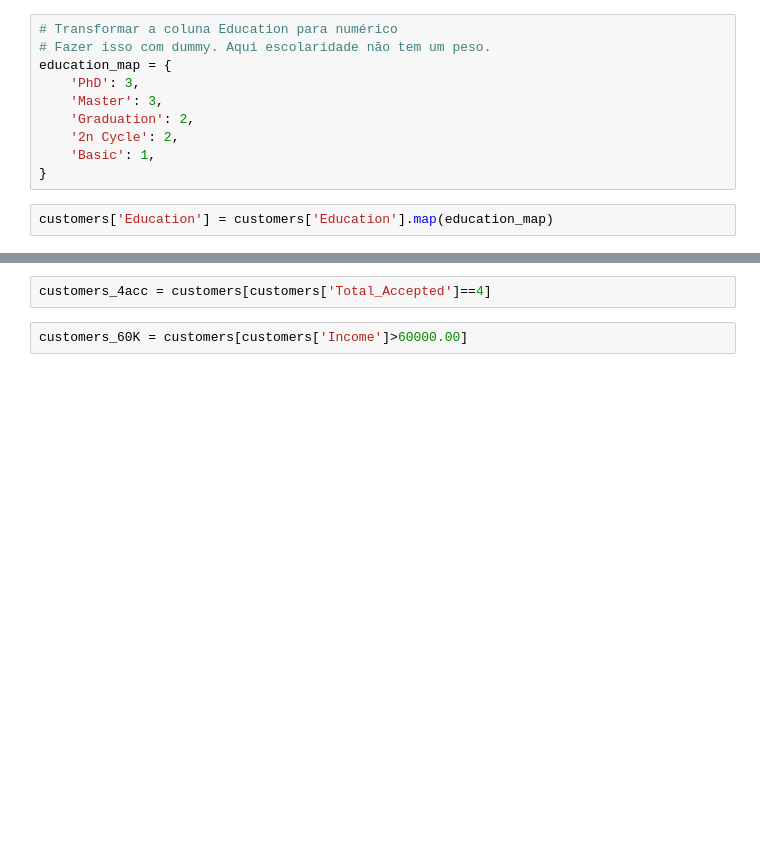
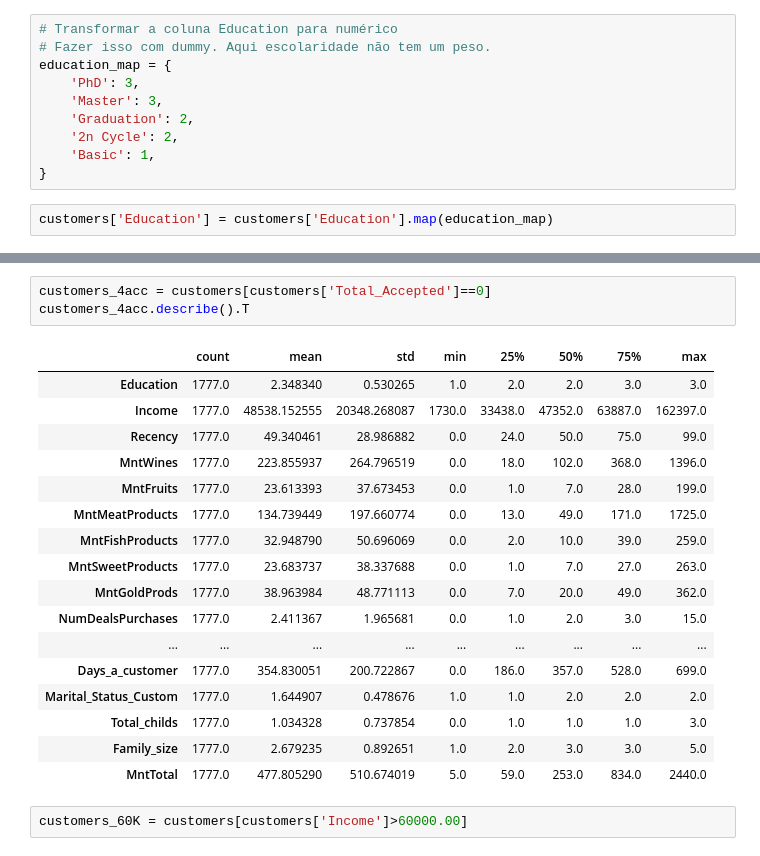
Before and after one commit to Pedro4010/caseifood, a Jupyter notebook: caseifood.ipynb, the cells around one changed output, grey strips where cells are left out. Cells and saved outputs as stored; diff of their text form; blank space fills up the shorter version.

```diff
--- a/caseifood.ipynb
+++ b/caseifood.ipynb
@@ -402,5 +361,24 @@ customers.head()
 # %%
-customers_4acc = customers[customers['Total_Accepted']==4]
+customers_4acc = customers[customers['Total_Accepted']==0]
+customers_4acc.describe().T
+# %% [output]
+|  | count | mean | std | min | 25% | 50% | 75% | max |
+| Education | 1777.0 | 2.348340 | 0.530265 | 1.0 | 2.0 | 2.0 | 3.0 | 3.0 |
+| Income | 1777.0 | 48538.152555 | 20348.268087 | 1730.0 | 33438.0 | 47352.0 | 63887.0 | 162397.0 |
+| Recency | 1777.0 | 49.340461 | 28.986882 | 0.0 | 24.0 | 50.0 | 75.0 | 99.0 |
+| MntWines | 1777.0 | 223.855937 | 264.796519 | 0.0 | 18.0 | 102.0 | 368.0 | 1396.0 |
+| MntFruits | 1777.0 | 23.613393 | 37.673453 | 0.0 | 1.0 | 7.0 | 28.0 | 199.0 |
+| MntMeatProducts | 1777.0 | 134.739449 | 197.660774 | 0.0 | 13.0 | 49.0 | 171.0 | 1725.0 |
+| MntFishProducts | 1777.0 | 32.948790 | 50.696069 | 0.0 | 2.0 | 10.0 | 39.0 | 259.0 |
+| MntSweetProducts | 1777.0 | 23.683737 | 38.337688 | 0.0 | 1.0 | 7.0 | 27.0 | 263.0 |
+| MntGoldProds | 1777.0 | 38.963984 | 48.771113 | 0.0 | 7.0 | 20.0 | 49.0 | 362.0 |
+| NumDealsPurchases | 1777.0 | 2.411367 | 1.965681 | 0.0 | 1.0 | 2.0 | 3.0 | 15.0 |
+| ... | ... | ... | ... | ... | ... | ... | ... | ... |
+| Days_a_customer | 1777.0 | 354.830051 | 200.722867 | 0.0 | 186.0 | 357.0 | 528.0 | 699.0 |
+| Marital_Status_Custom | 1777.0 | 1.644907 | 0.478676 | 1.0 | 1.0 | 2.0 | 2.0 | 2.0 |
+| Total_childs | 1777.0 | 1.034328 | 0.737854 | 0.0 | 1.0 | 1.0 | 1.0 | 3.0 |
+| Family_size | 1777.0 | 2.679235 | 0.892651 | 1.0 | 2.0 | 3.0 | 3.0 | 5.0 |
+| MntTotal | 1777.0 | 477.805290 | 510.674019 | 5.0 | 59.0 | 253.0 | 834.0 | 2440.0 |
 # %%
 customers_60K = customers[customers['Income']>60000.00]
 # %%
```
Also changed, not shown: parts of 39 cells of this notebook.
